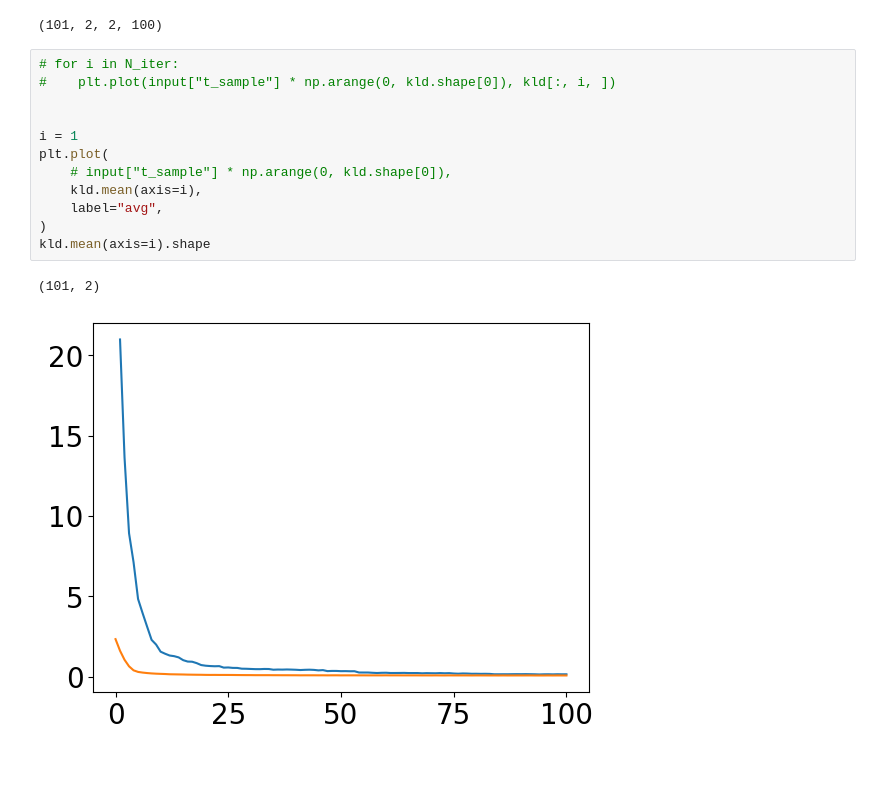
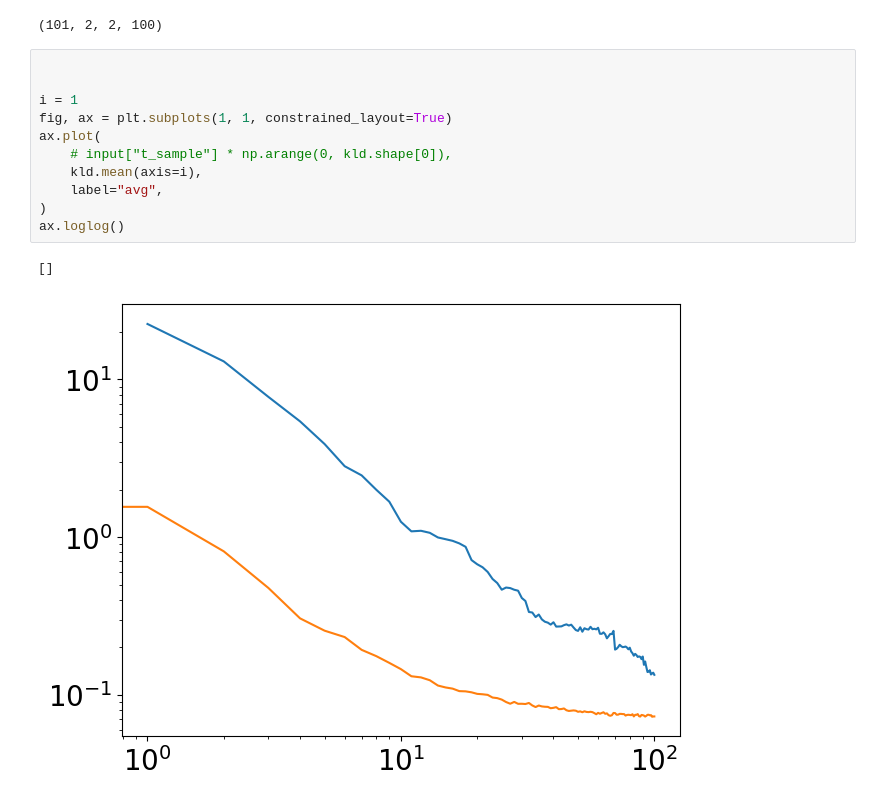
Before and after one commit to Priesemann-Group/neuro_op, a Jupyter notebook: notebooks/Testing_grid.ipynb, the cells around one changed output. Drawn from its saved outputs; the diff is of its cells as text; blank space fills up the shorter version.

```diff
--- a/notebooks/Testing_grid.ipynb
+++ b/notebooks/Testing_grid.ipynb
@@ -148,20 +144,19 @@ np.array(out1["p_distances"]).shape
 (101, 2, 100)
 (101, 2, 2, 100)
 # %%
-# for i in N_iter:
-#    plt.plot(input["t_sample"] * np.arange(0, kld.shape[0]), kld[:, i, ])
 
 
 i = 1
-plt.plot(
+fig, ax = plt.subplots(1, 1, constrained_layout=True)
+ax.plot(
     # input["t_sample"] * np.arange(0, kld.shape[0]),
     kld.mean(axis=i),
     label="avg",
 )
-kld.mean(axis=i).shape
+ax.loglog()
 # %% [output]
-(101, 2)
+[]
-[figure, old version]
+[figure, new version]
 # %%
 for i in N_iter:
     plt.plot(input["t_sample"] * np.arange(0, quad_dis.shape[0]), quad_dis[:, 0, i])
```
Also changed, not shown: parts of 6 cells of this notebook, 2 other files.
